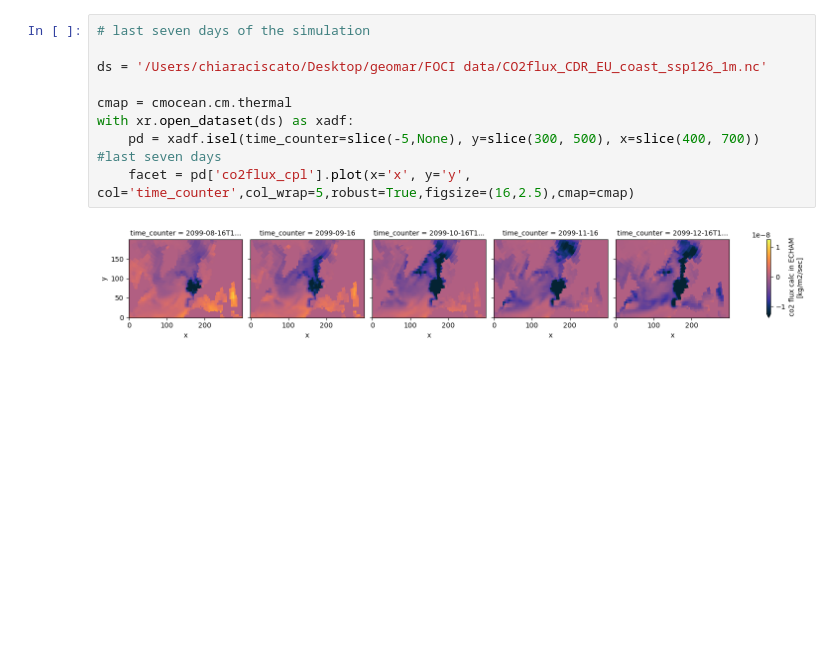
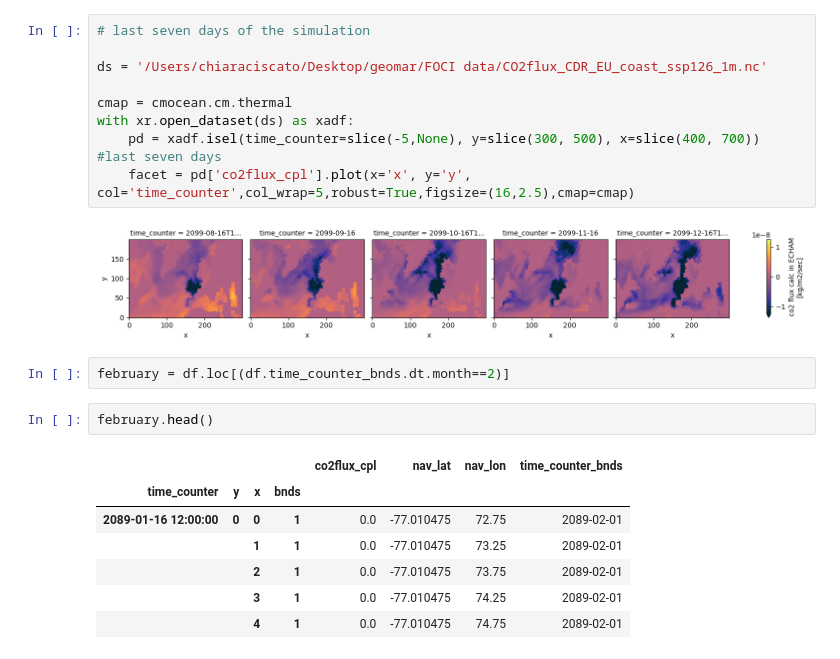
Before and after one commit to chiaraciscato/MScThesis, a Jupyter notebook: CO2flux_OAE.ipynb, the cells around one changed output. Cells and saved outputs as stored; diff of their text form; blank space fills up the shorter version.

```diff
--- a/CO2flux_OAE.ipynb
+++ b/CO2flux_OAE.ipynb
@@ -301,3 +284,15 @@ with xr.open_dataset(ds) as xadf:
     facet = pd['co2flux_cpl'].plot(x='x', y='y', col='time_counter',col_wrap=5,robust=True,figsize=(16,2.5),cmap=cmap)
 # %% [output]
 [figure]
+# %%
+february = df.loc[(df.time_counter_bnds.dt.month==2)]
+# %%
+february.head()
+# %% [output]
+|  |  |  |  | co2flux_cpl | nav_lat | nav_lon | time_counter_bnds |
+| time_counter | y | x | bnds |  |  |  |  |
+| 2089-01-16 12:00:00 | 0 | 0 | 1 | 0.0 | -77.010475 | 72.75 | 2089-02-01 |
+|  |  | 1 | 1 | 0.0 | -77.010475 | 73.25 | 2089-02-01 |
+|  |  | 2 | 1 | 0.0 | -77.010475 | 73.75 | 2089-02-01 |
+|  |  | 3 | 1 | 0.0 | -77.010475 | 74.25 | 2089-02-01 |
+|  |  | 4 | 1 | 0.0 | -77.010475 | 74.75 | 2089-02-01 |
```
Also changed, not shown: parts of 11 cells of this notebook, 5 other files.
